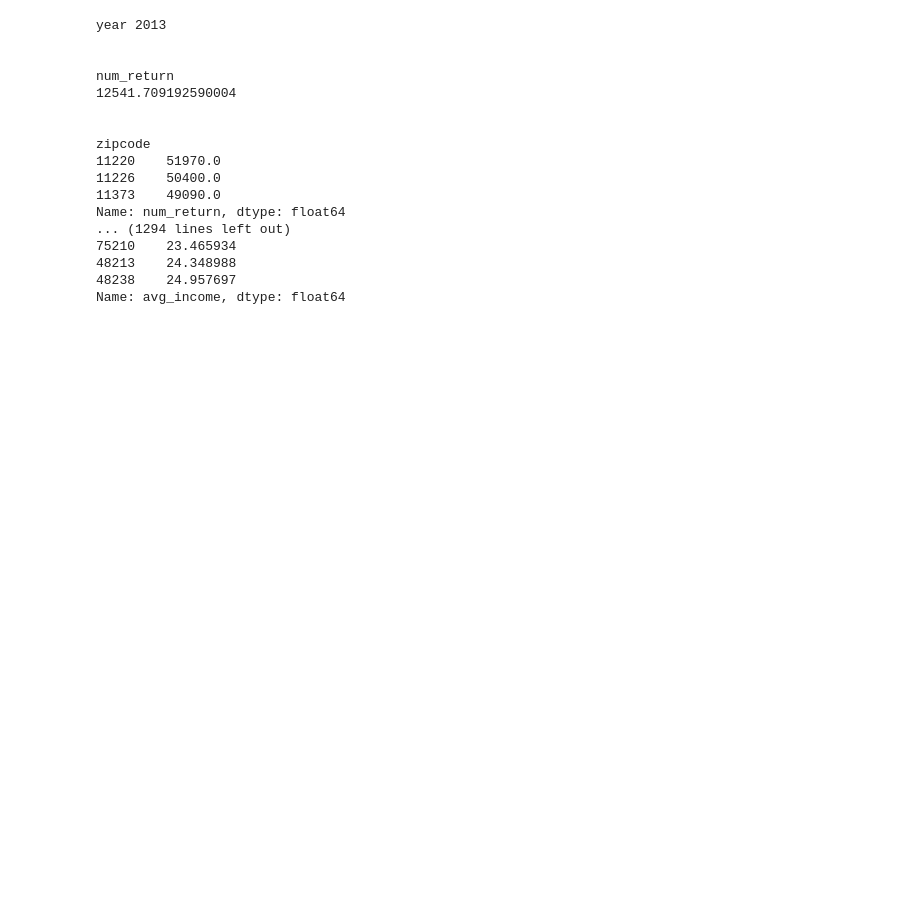
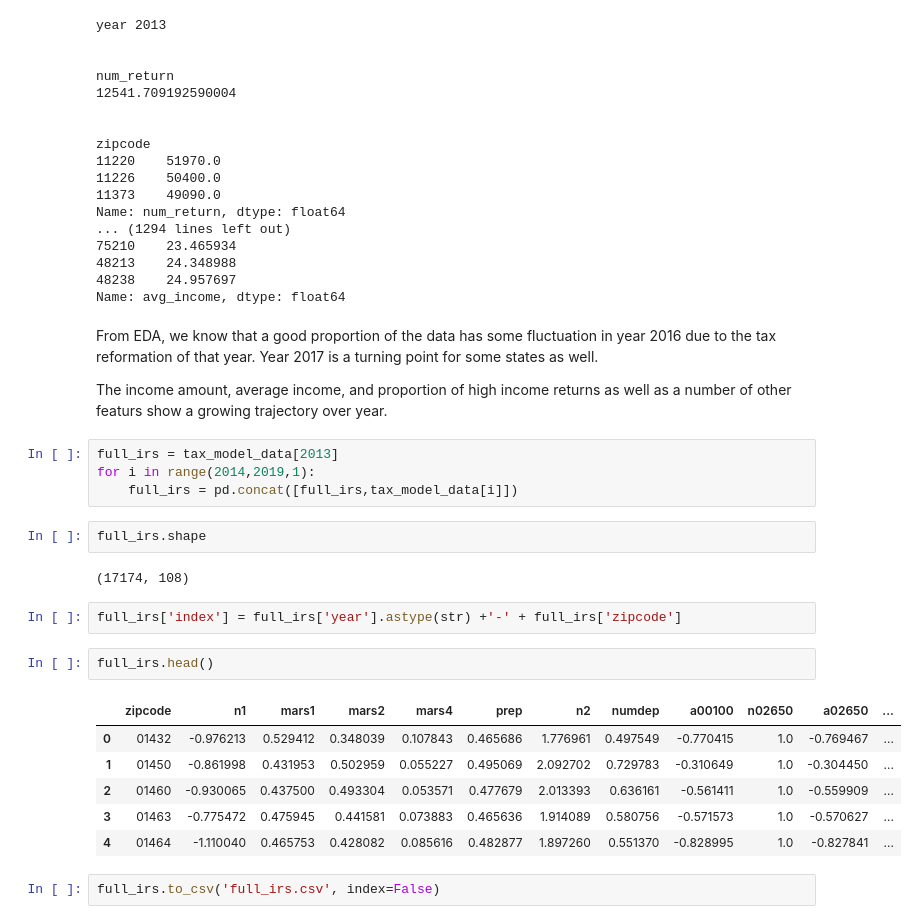
Before and after one commit to valgarland/zri_ml_capstone, a Jupyter notebook: Working/cleaning_IRS.ipynb, the cells around one changed output. Cells and saved outputs as stored; diff of their text form; blank space fills up the shorter version.

Commit message:
ZRI data cleaning + update IRS data cleaning

```diff
--- a/Working/cleaning_IRS.ipynb
+++ b/Working/cleaning_IRS.ipynb
@@ -440,3 +440,28 @@ Name: num_return, dtype: float64
 48213    24.348988
 48238    24.957697
 Name: avg_income, dtype: float64
+# %% [markdown]
+From EDA, we know that a good proportion of the data has some fluctuation in year 2016 due to the tax reformation of that year. Year 2017 is a turning point for some states as well.
+
+The income amount, average income, and proportion of high income returns as well as a number of other featurs show a growing trajectory over year.
+# %%
+full_irs = tax_model_data[2013]
+for i in range(2014,2019,1):
+    full_irs = pd.concat([full_irs,tax_model_data[i]])
+# %%
+full_irs.shape
+# %% [output]
+(17174, 108)
+# %%
+full_irs['index'] = full_irs['year'].astype(str) +'-' + full_irs['zipcode']
+# %%
+full_irs.head()
+# %% [output]
+|  | zipcode | n1 | mars1 | mars2 | mars4 | prep | n2 | numdep | a00100 | n02650 | a02650 | ... |
+| 0 | 01432 | -0.976213 | 0.529412 | 0.348039 | 0.107843 | 0.465686 | 1.776961 | 0.497549 | -0.770415 | 1.0 | -0.769467 | ... |
+| 1 | 01450 | -0.861998 | 0.431953 | 0.502959 | 0.055227 | 0.495069 | 2.092702 | 0.729783 | -0.310649 | 1.0 | -0.304450 | ... |
+| 2 | 01460 | -0.930065 | 0.437500 | 0.493304 | 0.053571 | 0.477679 | 2.013393 | 0.636161 | -0.561411 | 1.0 | -0.559909 | ... |
+| 3 | 01463 | -0.775472 | 0.475945 | 0.441581 | 0.073883 | 0.465636 | 1.914089 | 0.580756 | -0.571573 | 1.0 | -0.570627 | ... |
+| 4 | 01464 | -1.110040 | 0.465753 | 0.428082 | 0.085616 | 0.482877 | 1.897260 | 0.551370 | -0.828995 | 1.0 | -0.827841 | ... |
+# %%
+full_irs.to_csv('full_irs.csv', index=False)
```
Also changed, not shown: 1 other file.
